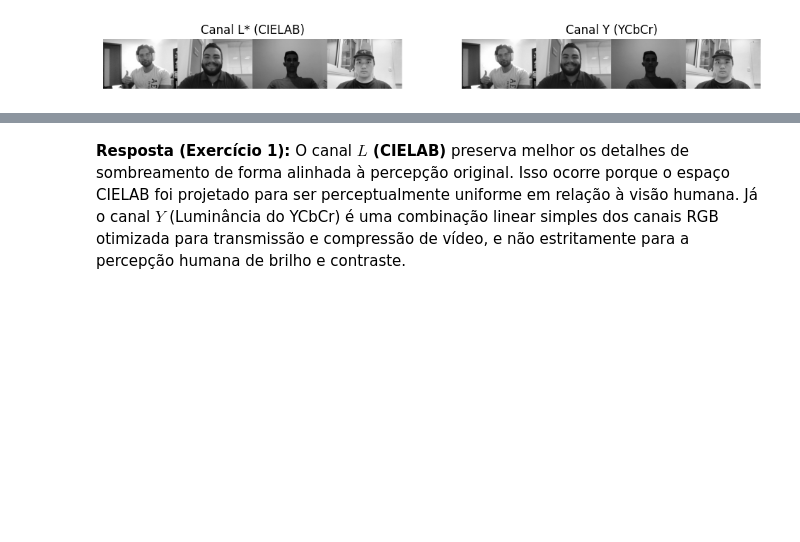
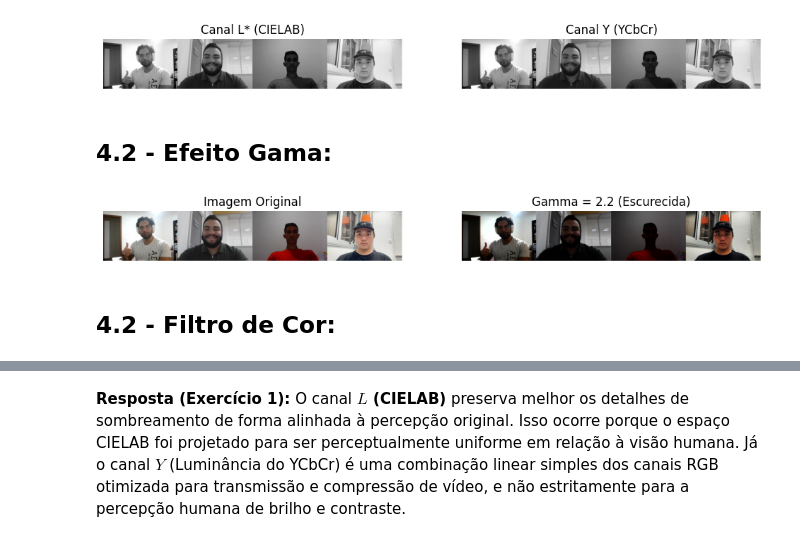
Before and after one commit to IgorLadeia/Processamento_Digital_Imagens, a Jupyter notebook: Lab5.ipynb, the cells around one changed output, grey strips where cells are left out. Saved outputs shown, nothing was run; the diff lists cells and outputs as text; code cells hidden in the pictures; blank space fills up the shorter version.

```diff
--- a/Labs/Lab4/Lab5.ipynb
+++ b/Lab5.ipynb
@@ -337,3 +337,5 @@ else:
                        cmap1='gray', cmap2='gray')
 # %% [output]
 [figure]
+# %% [markdown]
+## 4.2 - Efeito Gama:
@@ -339,0 +346,44 @@ else:
+# %%
+
+def mostrar_comparacao(img1, img2, titulo1, titulo2):
+    plt.figure(figsize=(12, 5))
+
+    plt.subplot(1, 2, 1)
+    plt.imshow(img1)
+    plt.title(titulo1)
+    plt.axis('off')
+
+    plt.subplot(1, 2, 2)
+    plt.imshow(img2)
+    plt.title(titulo2)
+    plt.axis('off')
+
+    plt.show()
+
+# Carregando imagem
+img_bgr = cv2.imread('imagens/imagem_grupo.png')
+
+if img_bgr is None:
+    print("ERRO: imagem não encontrada")
+else:
+    # Convertendo para RGB (pra mostrar certo no matplotlib)
+    img_rgb = cv2.cvtColor(img_bgr, cv2.COLOR_BGR2RGB)
+
+    # Normalizando (0 a 1)
+    img_norm = img_rgb / 255.0
+
+    # Aplicando gama inversa (gamma = 2.2)
+    gamma = 2.2
+    img_gamma = np.power(img_norm, gamma)
+
+    # Voltando pra 0–255
+    img_gamma = (img_gamma * 255).astype(np.uint8)
+
+    # Mostrando resultado
+    mostrar_comparacao(img_rgb, img_gamma,
+                       'Imagem Original',
+                       'Gamma = 2.2 (Escurecida)')
+# %% [output]
+[figure, added]
+# %% [markdown]
+## 4.2 -  Filtro de Cor:
```
Also changed, not shown: parts of 9 cells of this notebook, 2 other files.
